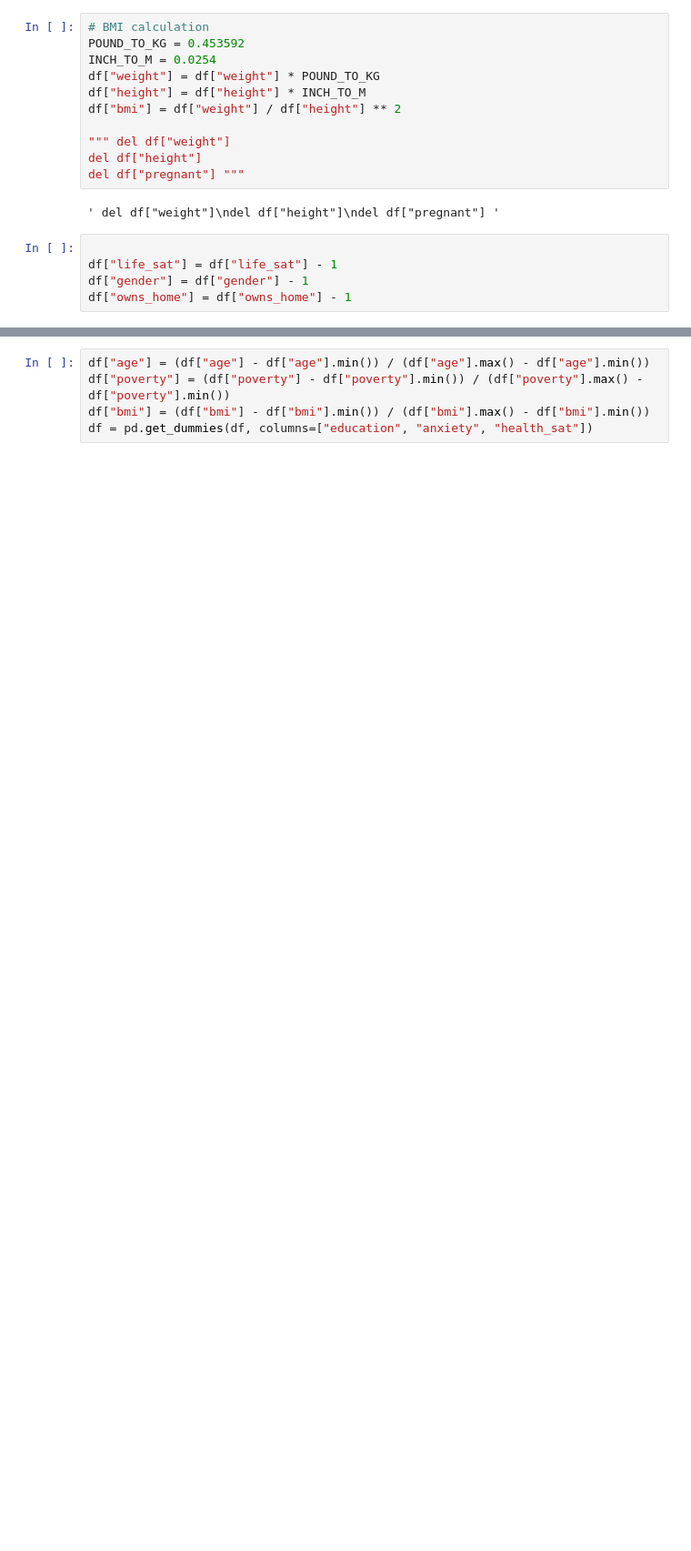
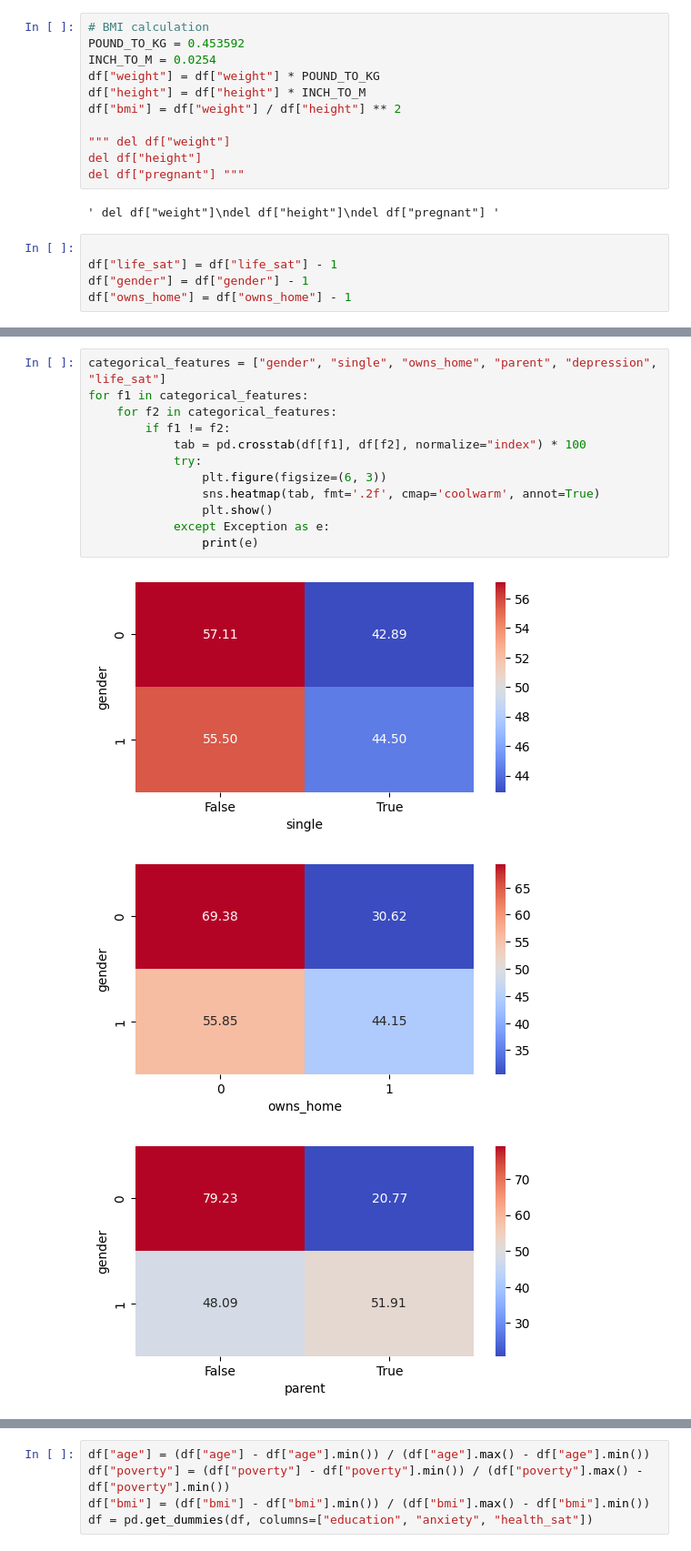
Before and after one commit to simontitk/datamining-2, a Jupyter notebook: src/test.ipynb, the cells around one changed output, grey strips where cells are left out. Shown at 91% size. Saved outputs shown, nothing was run; the diff lists cells and outputs as text; blank space fills up the shorter version.

```diff
--- a/src/test.ipynb
+++ b/src/test.ipynb
@@ -210,0 +254,16 @@ fig.tight_layout()
+# %%
+categorical_features = ["gender", "single", "owns_home", "parent", "depression", "life_sat"]
+for f1 in categorical_features:
+    for f2 in categorical_features:
+        if f1 != f2:
+            tab = pd.crosstab(df[f1], df[f2], normalize="index") * 100
+            try:
+                plt.figure(figsize=(6, 3))
+                sns.heatmap(tab, fmt='.2f', cmap='coolwarm', annot=True)
+                plt.show()
+            except Exception as e:
+                print(e)
+# %% [output]
+[figure, added]
+[figure, added]
+[figure, added]
```
Also changed, not shown: parts of 12 cells of this notebook.
